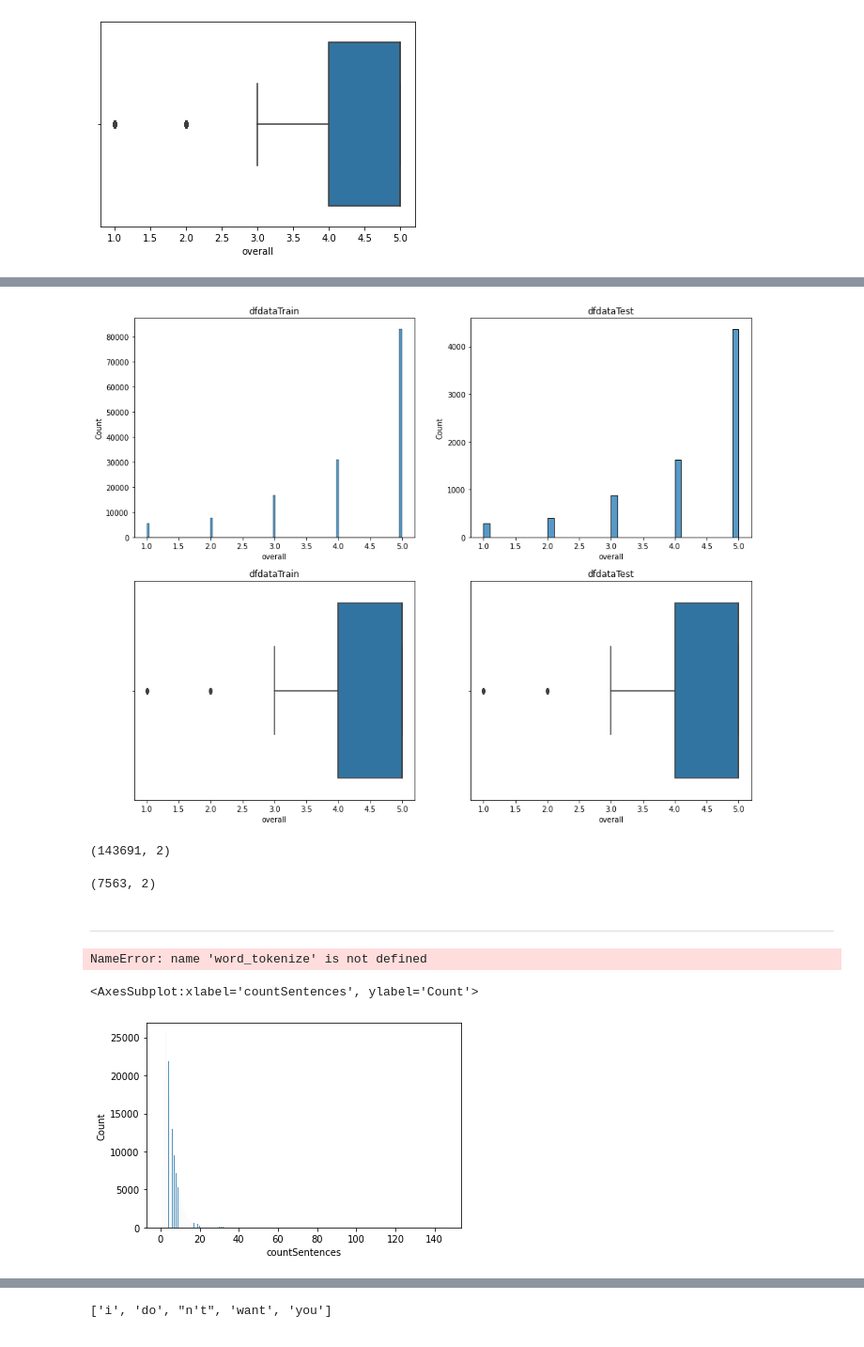
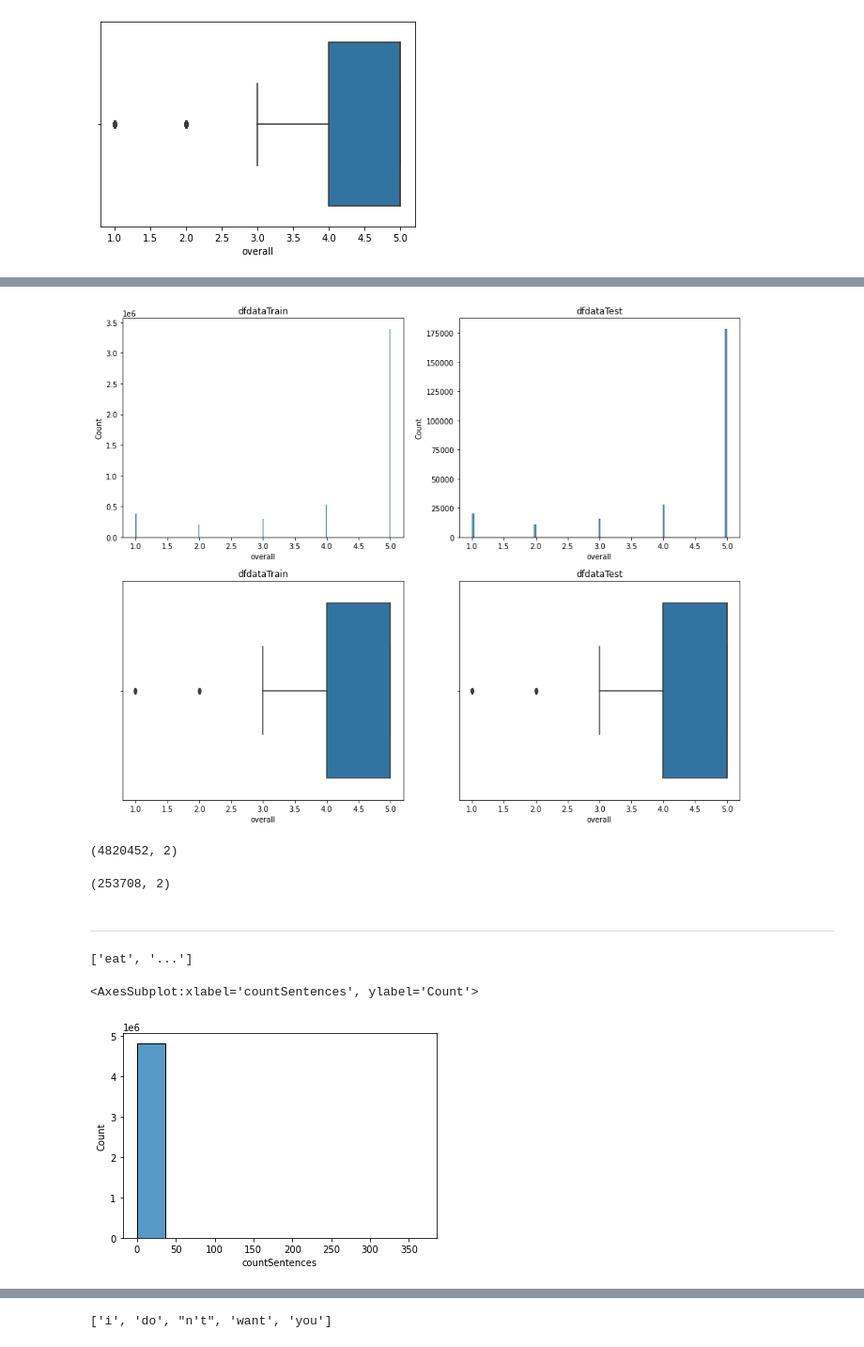
Before and after one commit to harizjet/SubjectSentimentModelling, a Jupyter notebook: basic_exploring/exploring1.ipynb, the cells around one changed output, grey strips where cells are left out. Shown at 94% size. Cells and saved outputs as stored; diff of their text form; code cells hidden in the pictures.

```diff
--- a/basic_exploring/exploring1.ipynb
+++ b/basic_exploring/exploring1.ipynb
@@ -43,0 +50,2 @@ dfdata
+# %%
+dfdata.fillna("", inplace=True)
@@ -70,30 +83,30 @@ sns.boxplot(dfdataTest['overall'], ax=axe[1, 1])
 axe[1, 1].set_title("dfdataTest")
 plt.show();
 # %% [output]
-[figure, old version]
+[figure, new version]
 # %%
 dfdataTrain.shape
 # %% [output]
-(143691, 2)
+(4820452, 2)
 # %%
 dfdataTest.shape
 # %% [output]
-(7563, 2)
+(253708, 2)
 # %% [markdown]
 ---
-# %%
-word_tokenize("eat...")
-# %% [output]
-NameError: name 'word_tokenize' is not defined
 # %%
 from nltk.tokenize import word_tokenize, sent_tokenize
+# %%
+word_tokenize("eat...")
+# %% [output]
+['eat', '...']
 # %%
 dfdataTrain['countSentences'] = dfdataTrain.reviewText.apply(lambda x: len(sent_tokenize(x)))
 # %%
-sns.histplot(dfdataTrain['countSentences'])
+sns.histplot(dfdataTrain['countSentences'], bins=10)
 # %% [output]
 <AxesSubplot:xlabel='countSentences', ylabel='Count'>
-[figure, old version]
+[figure, new version]
 # %%
 dfdataTrain[dfdataTrain.countSentences == dfdataTrain['countSentences'].max()].reviewText.values
 # %% [output]
```
Also changed, not shown: parts of 36 cells of this notebook, 1 other file.
